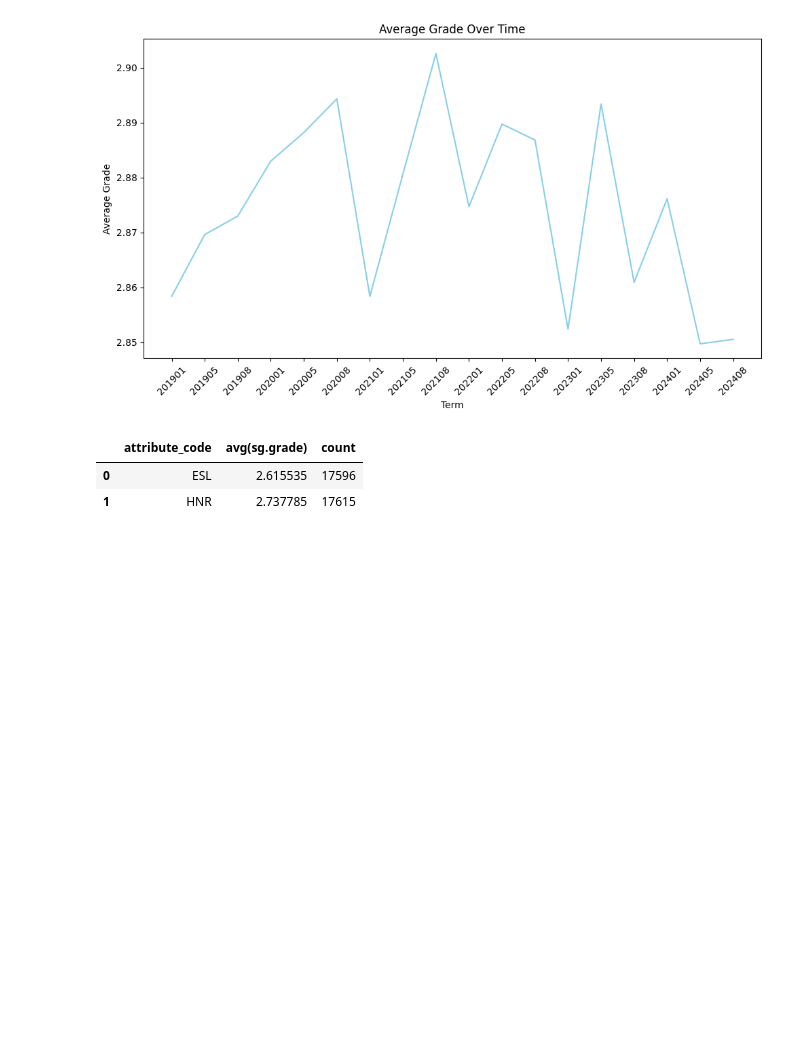
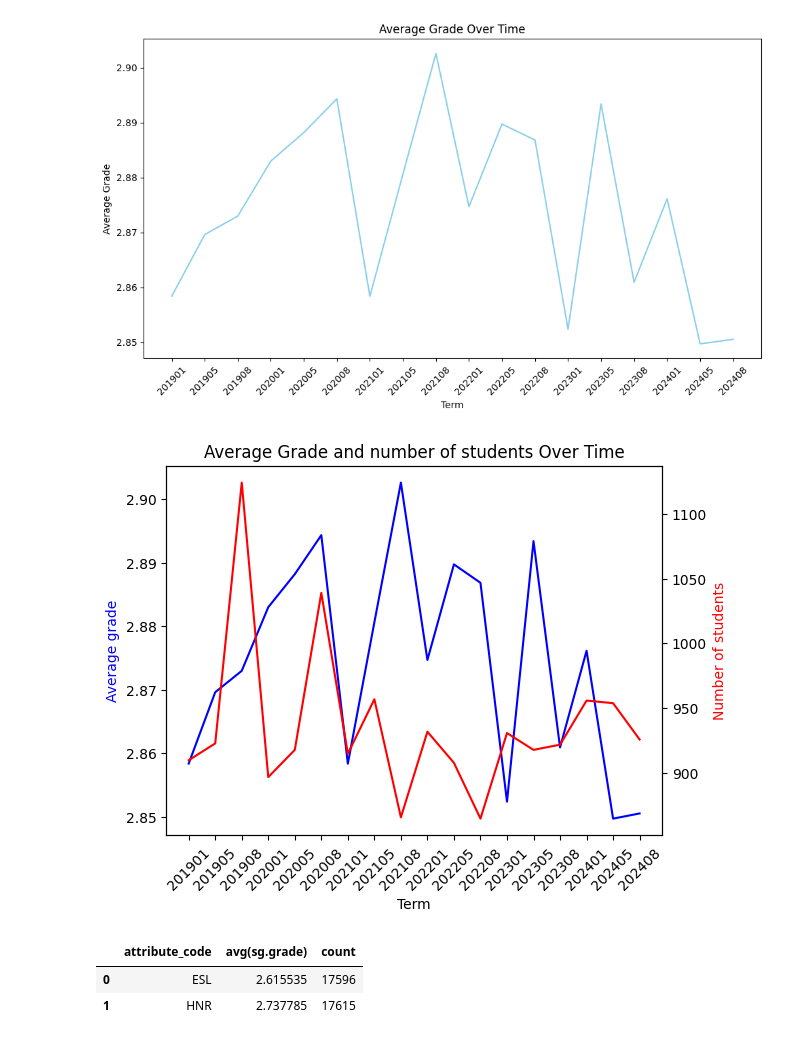
Before and after one commit to VarshithaGangula3/assessment, a Jupyter notebook: university_analysis.ipynb, the cells around one changed output. Drawn from its saved outputs; the diff is of its cells as text; code cells hidden in the pictures; blank space fills up the shorter version.

```diff
--- a/university_analysis.ipynb
+++ b/university_analysis.ipynb
@@ -538,5 +475,21 @@ plt.show()
 # %% [output]
 [figure]
+# %%
+fig, ax1=plt.subplots()
+ax1.plot(term_df1['term_code'],  term_df1['average_grade'], 'b-', label="Average Grade")
+ax1.set_xlabel("Term")
+ax1.set_ylabel("Average grade", color='b')
+plt.xticks(rotation=45)
+ax2=ax1.twinx()
+ax2.plot(term_df1['term_code'],  term_df1['count(distinct sg.student_id)'], 'r-', label="Number of students")
+ax2.set_ylabel("Number of students", color='r')
+plt.title('Average Grade and number of students Over Time')
+plt.show()
+
+#in 2020 initial covid period grades and enrollment dropped and during the next 2 ears grade increased and enrollment dropped
+#post covid grades kept fluctuating while enrollments struggle to improve as pre covid
+# %% [output]
+[figure, added]
 # %%
 #term  avg grade
 hnresl = """SELECT
```
Also changed, not shown: parts of 4 cells of this notebook.
